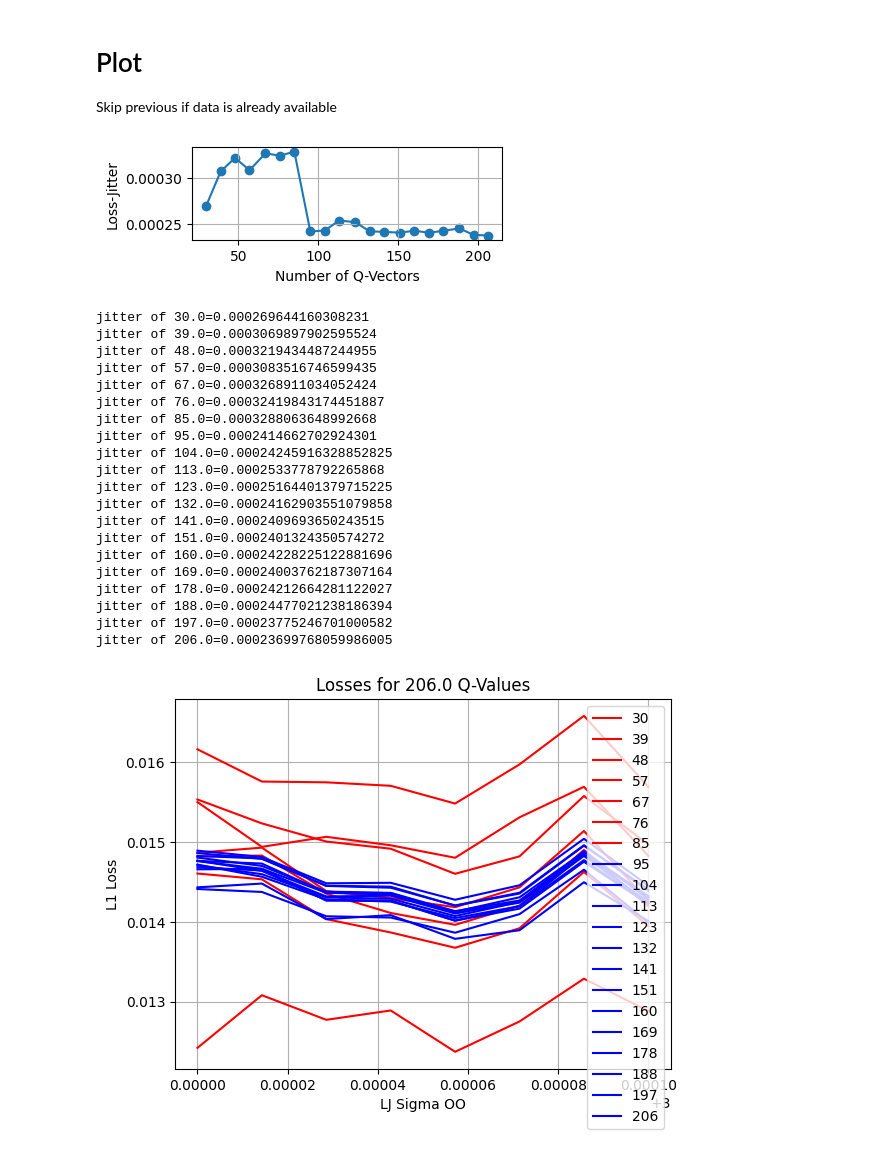
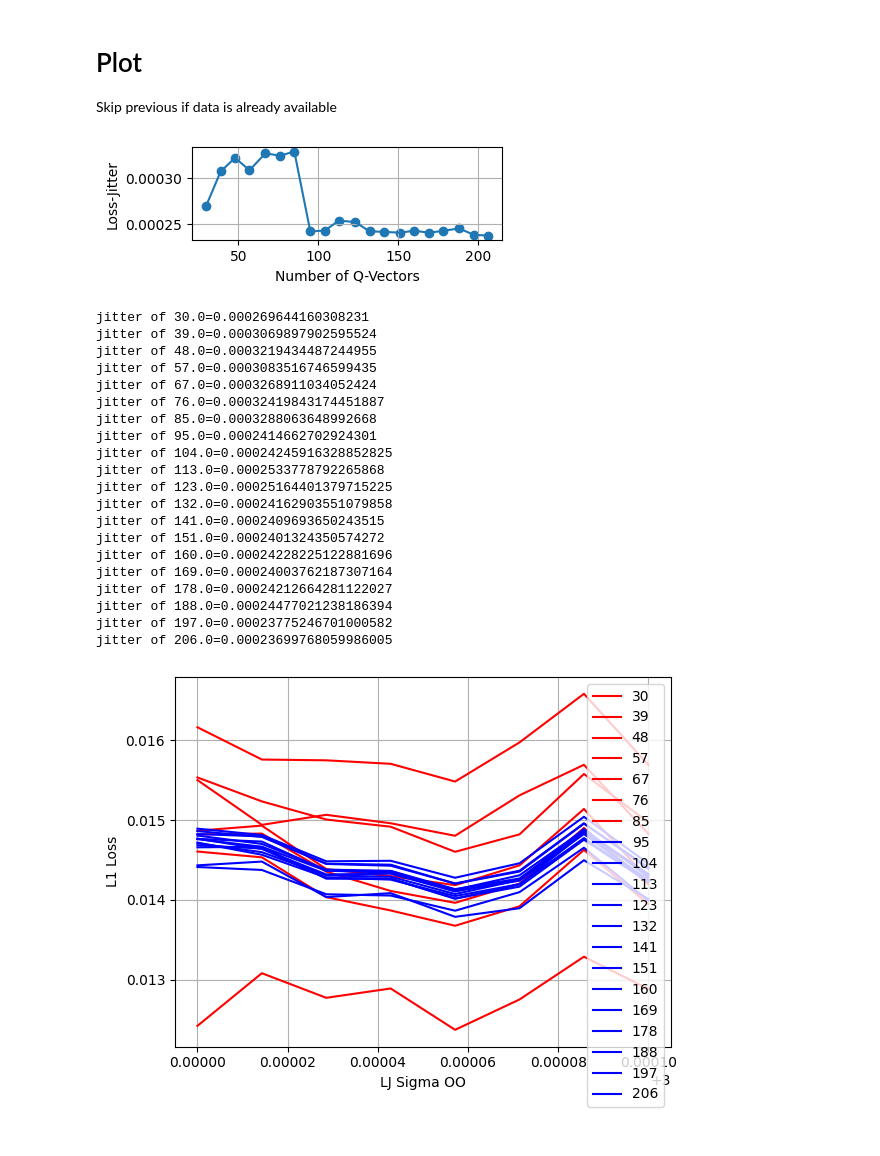
Before and after one commit to florian-n/idp-public, a Jupyter notebook: notebooks/analysis_loss_nq.ipynb, the cells around one changed output. Saved outputs shown, nothing was run; the diff lists cells and outputs as text; code cells hidden in the pictures.

```diff
--- a/notebooks/analysis_loss_nq.ipynb
+++ b/notebooks/analysis_loss_nq.ipynb
@@ -68,32 +68,31 @@ print("".join(map(lambda x: f"jitter of {x[0]}={x[1]}\n", zip(keys, jitter_value
 for i, x in enumerate(values):
     c = "b" if nq_values[i] > 90 else "r"
     plt.plot(scan_space, x, label=f"{nq_values[i]}", c=c)
     plt.legend()
 plt.xlabel("LJ Sigma OO")
 plt.ylabel("L1 Loss")
-plt.title(f"Losses for {keys[i]} Q-Values")
 plt.grid()
 plt.show()
 # %% [output]
 [figure]
 jitter of 30.0=0.000269644160308231
 jitter of 39.0=0.0003069897902595524
 jitter of 48.0=0.0003219434487244955
 jitter of 57.0=0.0003083516746599435
 jitter of 67.0=0.0003268911034052424
 jitter of 76.0=0.00032419843174451887
 jitter of 85.0=0.0003288063648992668
 jitter of 95.0=0.0002414662702924301
 jitter of 104.0=0.00024245916328852825
 jitter of 113.0=0.0002533778792265868
 jitter of 123.0=0.00025164401379715225
 jitter of 132.0=0.00024162903551079858
 jitter of 141.0=0.0002409693650243515
 jitter of 151.0=0.0002401324350574272
 jitter of 160.0=0.00024228225122881696
 jitter of 169.0=0.00024003762187307164
 jitter of 178.0=0.00024212664281122027
 jitter of 188.0=0.00024477021238186394
 jitter of 197.0=0.00023775246701000582
 jitter of 206.0=0.00023699768059986005
-[figure, old version]
+[figure, new version]
```
Also changed, not shown: 10 other files.
